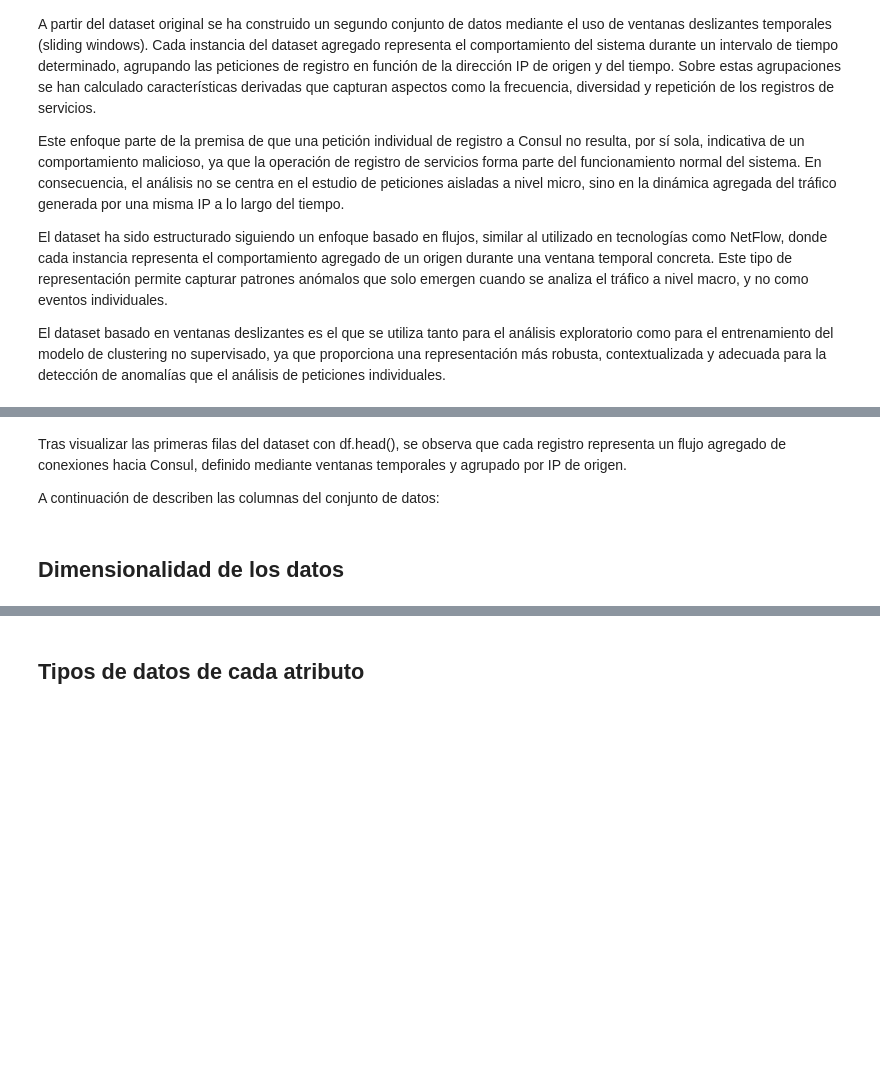
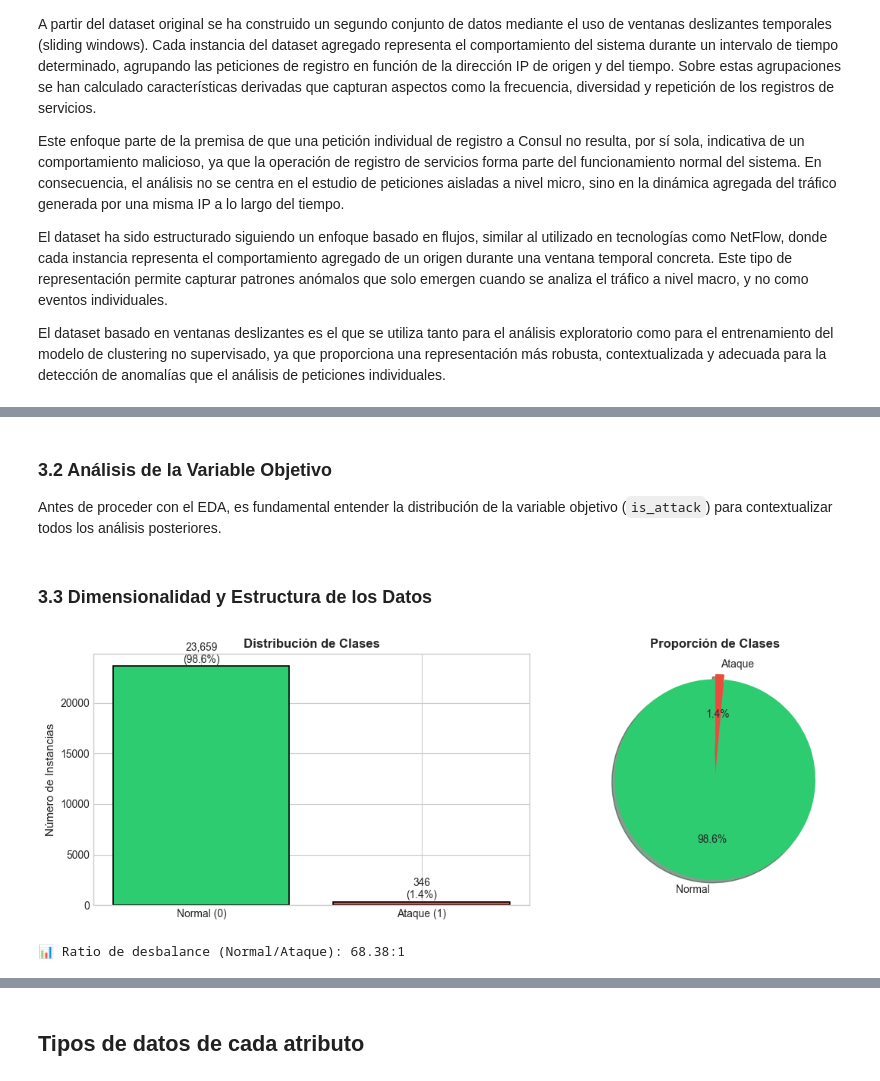
Before and after one commit to Grupo-MACC/ML_for_consul_poisoning, a Jupyter notebook: notebooks/01_eda_gabi.ipynb, the cells around one changed output, grey strips where cells are left out. Drawn from its saved outputs; the diff is of its cells as text; code cells hidden in the pictures; blank space fills up the shorter version.

```diff
--- a/notebooks/01_eda_gabi.ipynb
+++ b/notebooks/01_eda_gabi.ipynb
@@ -59,7 +162,39 @@ df.head()
 # %% [markdown]
-Tras visualizar las primeras filas del dataset con df.head(), se observa que cada registro representa un flujo agregado de conexiones hacia Consul, definido mediante ventanas temporales y agrupado por IP de origen.
+### 3.2 Análisis de la Variable Objetivo
 
-A continuación de describen las columnas del conjunto de datos:
+Antes de proceder con el EDA, es fundamental entender la distribución de la variable objetivo (`is_attack`) para contextualizar todos los análisis posteriores.
 # %% [markdown]
-## Dimensionalidad de los datos
+### 3.3 Dimensionalidad y Estructura de los Datos
+# %%
+# Análisis de la variable objetivo
+target_col = 'is_attack' if 'is_attack' in df.columns else 'is_attack_any'
+target_dist = df[target_col].value_counts()
+target_pct = df[target_col].value_counts(normalize=True) * 100
+
+fig, axes = plt.subplots(1, 2, figsize=(12, 4))
+
+# Gráfico de barras
+bars = axes[0].bar(['Normal (0)', 'Ataque (1)'], target_dist.values,
+                   color=[COLORS['normal'], COLORS['attack']], edgecolor='black', linewidth=1.2)
+axes[0].set_ylabel('Número de Instancias', fontsize=11)
+axes[0].set_title('Distribución de Clases', fontsize=12, fontweight='bold')
+for bar, val, pct in zip(bars, target_dist.values, target_pct.values):
+    axes[0].text(bar.get_x() + bar.get_width()/2, bar.get_height() + 100,
+                 f'{val:,}\n({pct:.1f}%)', ha='center', va='bottom', fontsize=10)
+
+# Gráfico de pastel
+axes[1].pie(target_dist.values, labels=['Normal', 'Ataque'], autopct='%1.1f%%',
+            colors=[COLORS['normal'], COLORS['attack']], explode=(0, 0.05),
+            shadow=True, startangle=90)
+axes[1].set_title('Proporción de Clases', fontsize=12, fontweight='bold')
+
+plt.tight_layout()
+plt.show()
+
+# Ratio de desbalance
+imbalance_ratio = target_dist[0] / target_dist[1] if target_dist[1] > 0 else float('inf')
+print(f"\n📊 Ratio de desbalance (Normal/Ataque): {imbalance_ratio:.2f}:1")
+# %% [output]
+[figure, added]
+📊 Ratio de desbalance (Normal/Ataque): 68.38:1
 # %%
```
Also changed, not shown: parts of 50 cells of this notebook, 1 other file.
